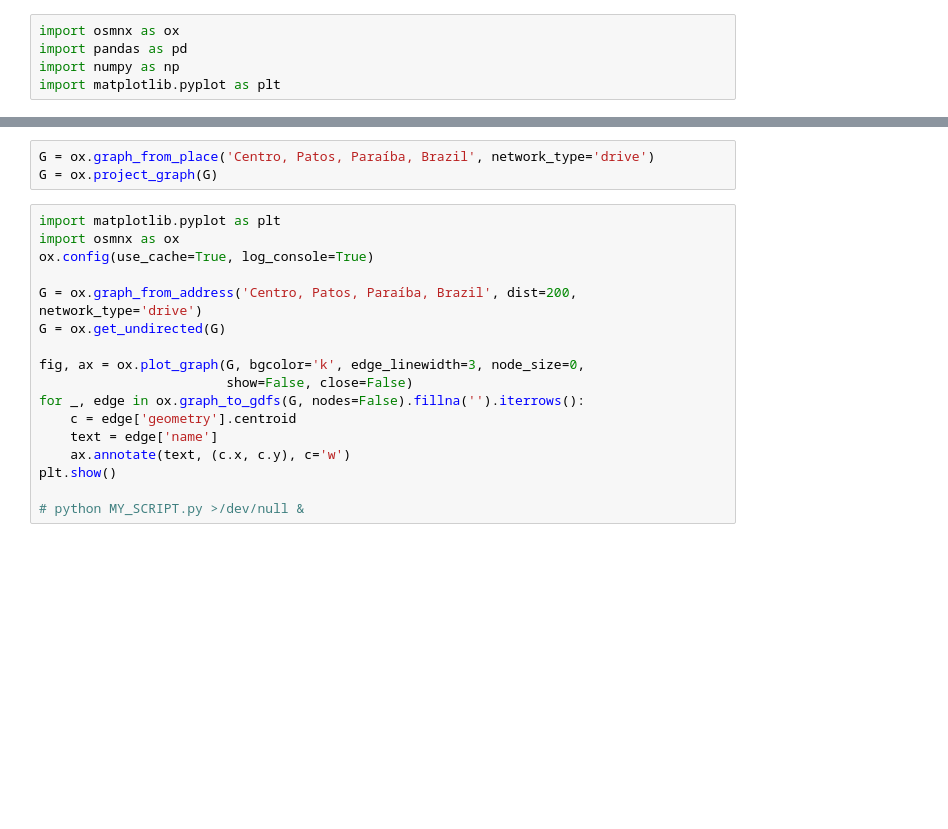
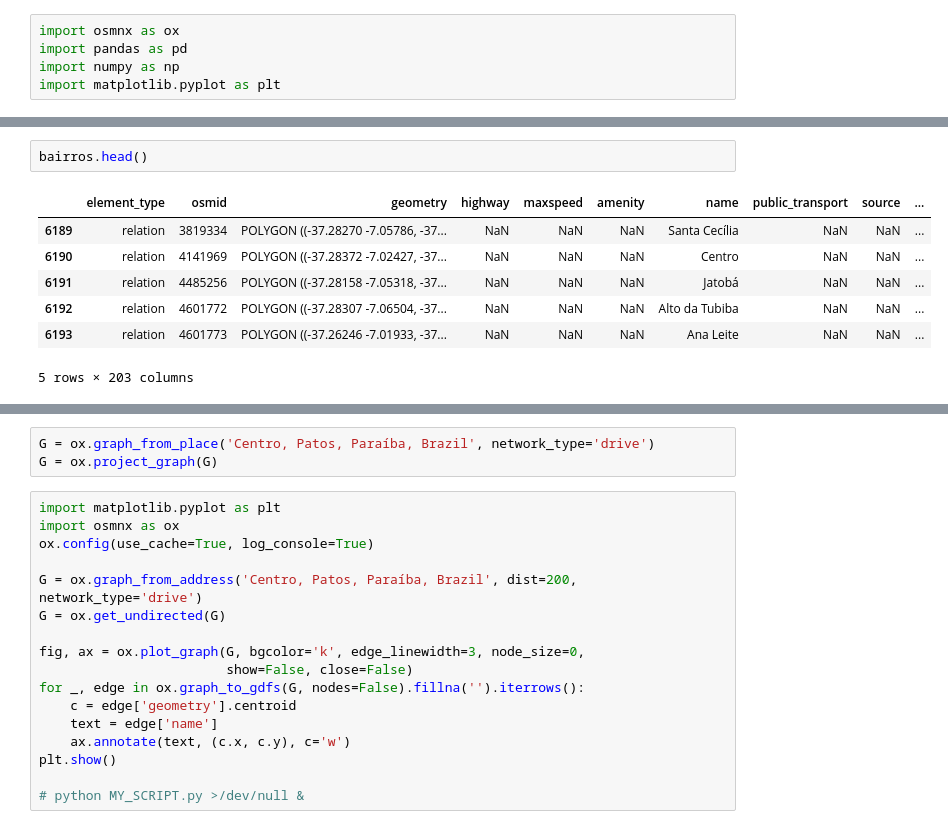
Before and after one commit to viniciuscva/mapdescriptor, a Jupyter notebook: descritor_de_mapas_v1.ipynb, the cells around one changed output, grey strips where cells are left out. Drawn from its saved outputs; the diff is of its cells as text; blank space fills up the shorter version.

```diff
--- a/descritor_de_mapas_v1.ipynb
+++ b/descritor_de_mapas_v1.ipynb
@@ -46,0 +50,10 @@ geoms[geoms.geometry.apply(type).apply(str)=="<class 'shapely.geometry.polygon.P
+# %%
+bairros.head()
+# %% [output]
+|  | element_type | osmid | geometry | highway | maxspeed | amenity | name | public_transport | source | ... |
+| 6189 | relation | 3819334 | POLYGON ((-37.28270 -7.05786, -37... | NaN | NaN | NaN | Santa Cecília | NaN | NaN | ... |
+| 6190 | relation | 4141969 | POLYGON ((-37.28372 -7.02427, -37... | NaN | NaN | NaN | Centro | NaN | NaN | ... |
+| 6191 | relation | 4485256 | POLYGON ((-37.28158 -7.05318, -37... | NaN | NaN | NaN | Jatobá | NaN | NaN | ... |
+| 6192 | relation | 4601772 | POLYGON ((-37.28307 -7.06504, -37... | NaN | NaN | NaN | Alto da Tubiba | NaN | NaN | ... |
+| 6193 | relation | 4601773 | POLYGON ((-37.26246 -7.01933, -37... | NaN | NaN | NaN | Ana Leite | NaN | NaN | ... |
+5 rows × 203 columns
```
Also changed, not shown: parts of 14 cells of this notebook, 9 other files.
